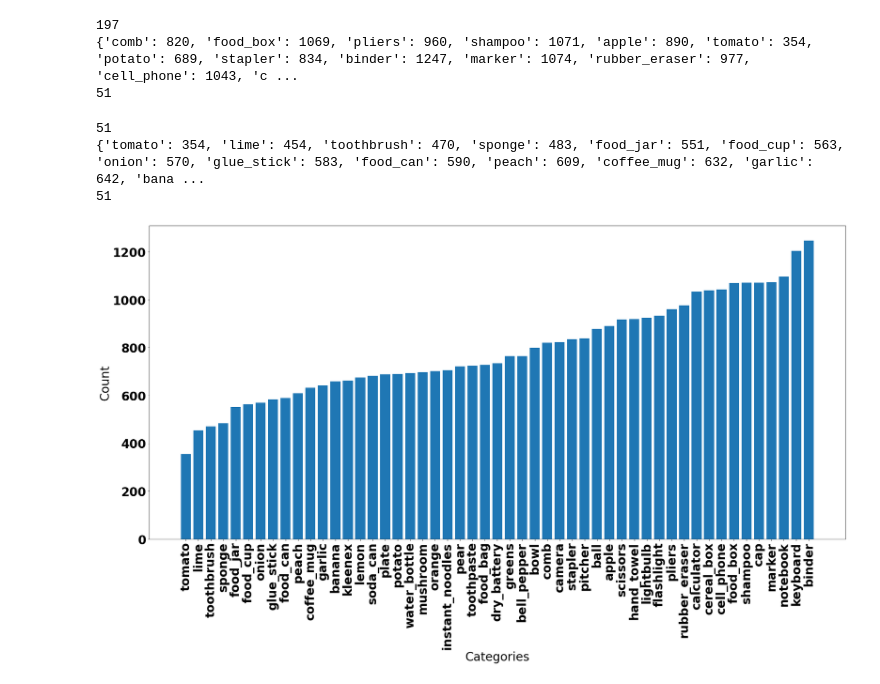
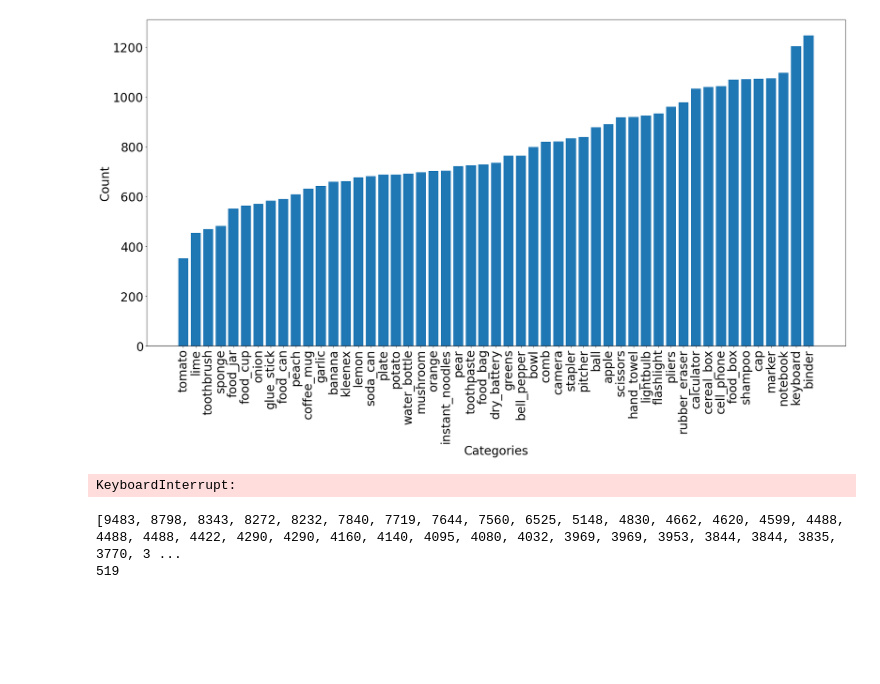
Before and after one commit to Jrokisky/Arid-Dataset-Helper, a Jupyter notebook: arid/arid_viewer.ipynb, the cells around one changed output. Cells and saved outputs as stored; diff of their text form; code cells hidden in the pictures; blank space fills up the shorter version.

```diff
--- a/arid/arid_viewer.ipynb
+++ b/arid/arid_viewer.ipynb
@@ -6,72 +7,65 @@ from PIL import ImageDraw, Image
 from IPython.display import display
 wps = arid.get_wps("/home/justin/Desktop/arid-dataset")
 # %%
+# Count the number of instances of each category
 import json
 
-wps = sorted(wps, key=lambda x: x.get_key())
-print(len(wps))
 cat_cnt = {}
 for wp in wps:
     img_paths = wp.rgb_image_paths()
     for img_path in img_paths:
-        title = wp.get_title()
         annotations = wp.get_annotations(img_path.stem)['annotations']
-        _annotations = []
         for annotation in annotations:
             if annotation['id'] is not None:
-                x = annotation['x']
-                y = annotation['y']
-                w = annotation['width']
-                h = annotation['height']
-                _annotations.append({
-                    'id': annotation['id'],
-                    'coords': [(x,y), (x+w, y), (x+w, y+h), (x,y+h)],
-                    'score': 1.0,
-                    'colormap': 'YlGn'
-                })
                 lbl = "_".join(annotation['id'].split('_')[:-1])
                 if cat_cnt.get(lbl) is None:
                     cat_cnt[lbl] = 0
                 cat_cnt[lbl] = cat_cnt[lbl] + 1
 
-print(cats)
-print(len(cats))
+cat_cnt = {k: v for k,v in  sorted(cat_cnt.items(), key=lambda x: x[1])}
-# %% [output]
-197
-{'comb': 820, 'food_box': 1069, 'pliers': 960, 'shampoo': 1071, 'apple': 890, 'tomato': 354, 'potato': 689, 'stapler': 834, 'binder': 1247, 'marker': 1074, 'rubber_eraser': 977, 'cell_phone': 1043, 'c ...
-51
 # %%
-# OBJECT INSTANCE COUNT
-
-print(len(cat_cnt.keys()))
-_cat_cnt = sorted(cat_cnt.items(), key=lambda x: x[1])
-cat_cnt = {}
-for o, c in _cat_cnt:
-    cat_cnt[o] = c
-print(cat_cnt)
-print(len(cat_cnt))
-
-
-
+# Plot Object Instance count
 import matplotlib.pyplot as plt
 plt.figure(figsize=(25,15))
 font = {'family' : 'DejaVu Sans',
-        'weight' : 'bold',
+        'weight' : 'regular',
         'size'   : 28}
 
 plt.rc('font', **font)
 
 plt.bar(range(len(cat_cnt)), list(cat_cnt.values()), align='center')
 plt.xticks(range(len(cat_cnt)), list(cat_cnt.keys()), rotation='vertical')
 plt.ylabel('Count')
 plt.xlabel('Categories');
 
 plt.tight_layout()
 
 #plt.show()
 plt.savefig('object_instance_count.png')
 # %% [output]
-51
-{'tomato': 354, 'lime': 454, 'toothbrush': 470, 'sponge': 483, 'food_jar': 551, 'food_cup': 563, 'onion': 570, 'glue_stick': 583, 'food_can': 590, 'peach': 609, 'coffee_mug': 632, 'garlic': 642, 'bana ...
-51
-[figure, old version]
+[figure, new version]
+# %%
+# Copy crops to aggregate folder
+from pathlib import Path
+from shutil import copyfile
+import os
+
+crop_root = Path('/home/justin/Desktop/arid-crops')
+
+for wp in wps:
+    rgb_root = Path(wp.get_rgb_root())
+    crops = Path(rgb_root / 'crops')
+
+    for obj in crops.iterdir():
+        obj_instance_id = obj.stem
+        obj_root = Path(crop_root / obj_instance_id)
+
+        if not obj_root.exists():
+            os.mkdir(obj_root)
+
+        for img in obj.iterdir():
+            img_id = img.stem
+            filename = f'{wp.get_title()}-{img_id}.png'
+            copyfile(img, Path(obj_root / filename))
+# %% [output]
+KeyboardInterrupt:
@@ -77,0 +92,9 @@ plt.savefig('object_instance_count.png')
+# %%
+crop_root = Path('/home/justin/Desktop/arid-crops')
+object_name = 'lemon'
+s = filter_crops(crop_root, object_name, 600)
+print(list(s.values()))
+print(len(s))
+# %% [output]
+[9483, 8798, 8343, 8272, 8232, 7840, 7719, 7644, 7560, 6525, 5148, 4830, 4662, 4620, 4599, 4488, 4488, 4488, 4422, 4290, 4290, 4160, 4140, 4095, 4080, 4032, 3969, 3969, 3953, 3844, 3844, 3835, 3770, 3 ...
+519
```
Also changed, not shown: parts of 4 cells of this notebook.
